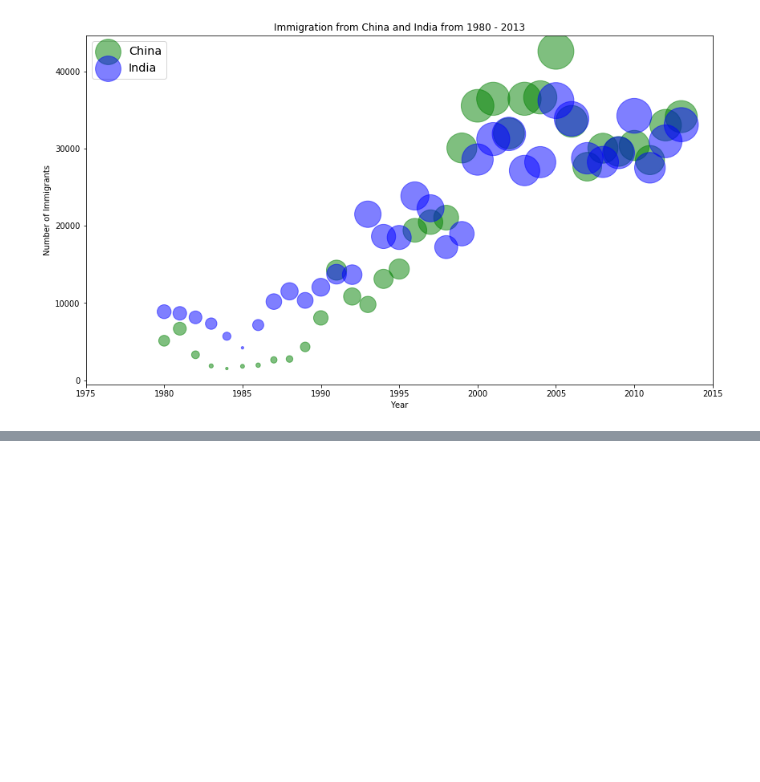
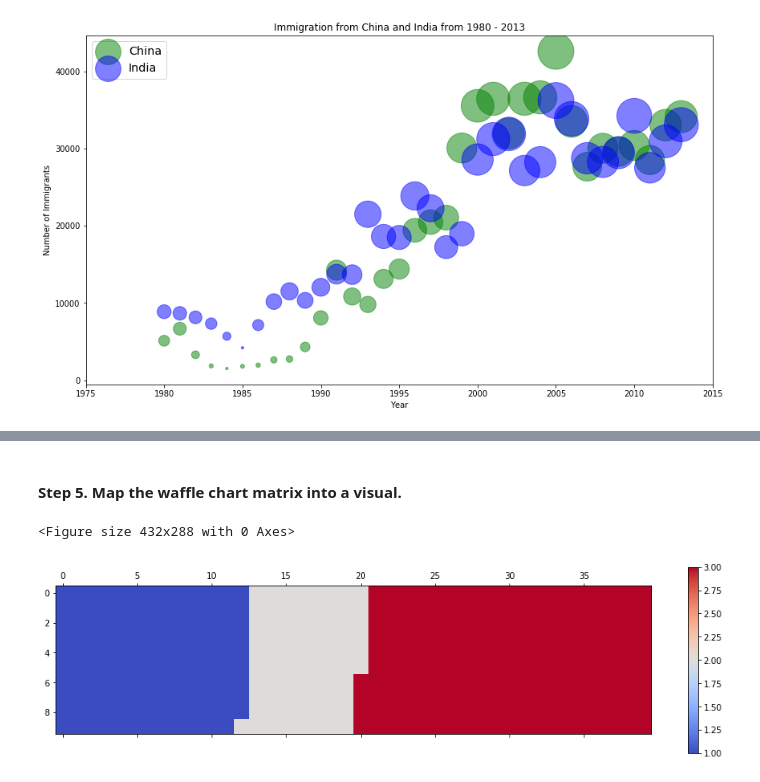
Before and after one commit to baliyanvinay/Python-Basics, a Jupyter notebook: matplotlib-Migration data to Canda.ipynb, the cells around one changed output, grey strips where cells are left out. Cells and saved outputs as stored; diff of their text form; code cells hidden in the pictures; blank space fills up the shorter version.

```diff
--- a/matplotlib-Migration data to Canda.ipynb
+++ b/matplotlib-Migration data to Canda.ipynb
@@ -1460,0 +1530,6 @@ ax0.legend(['China', 'India'], loc='upper left', fontsize='x-large')
+# %%
+# Defining the overall size of the chart
+width = 40 # width of chart
+height = 10 # height of chart
+
+total_num_tiles = width * height # total number of tiles
@@ -1460,0 +1538,6 @@ ax0.legend(['China', 'India'], loc='upper left', fontsize='x-large')
+# %%
+tiles_per_category= [round(total_num_tiles*country_proportion) for country_proportion in category_proportions]
+
+# print out the number of tiles corresponding to each country
+for i, tiles in enumerate(tiles_per_category):
+    print(df_dsn.index[i] + ': ' +str(tiles))
@@ -1460,0 +1550,20 @@ ax0.legend(['China', 'India'], loc='upper left', fontsize='x-large')
+# %%
+# initialize the waffle chart as an empty matrix
+waffle_chart = np.zeros((height, width), dtype=int)
+
+# define indices to loop through waffle chart
+category_index = 0
+tile_index = 0
+# %%
+# populate the waffle chart
+for col in range(width):
+    for row in range(height):
+        tile_index += 1
+
+        # if the number of tiles populated for the current category is equal to its corresponding allocated tiles...
+        if tile_index > sum(tiles_per_category[0:category_index]):
+            # ...proceed to the next category
+            category_index += 1
+
+        # set the class value to an integer, which increases with class
+        waffle_chart[row, col] = category_index
@@ -1460,0 +1586,15 @@ ax0.legend(['China', 'India'], loc='upper left', fontsize='x-large')
+# %% [markdown]
+#### Step 5. Map the waffle chart matrix into a visual.
+# %%
+# instantiate a new figure object
+fig = plt.figure()
+
+# use matshow to display the waffle chart
+colormap = plt.cm.coolwarm
+plt.matshow(waffle_chart, cmap=colormap)
+plt.colorbar()
+
+plt.show()
+# %% [output]
+<Figure size 432x288 with 0 Axes>
+[figure, added]
```
Also changed, not shown: parts of 54 cells of this notebook.
